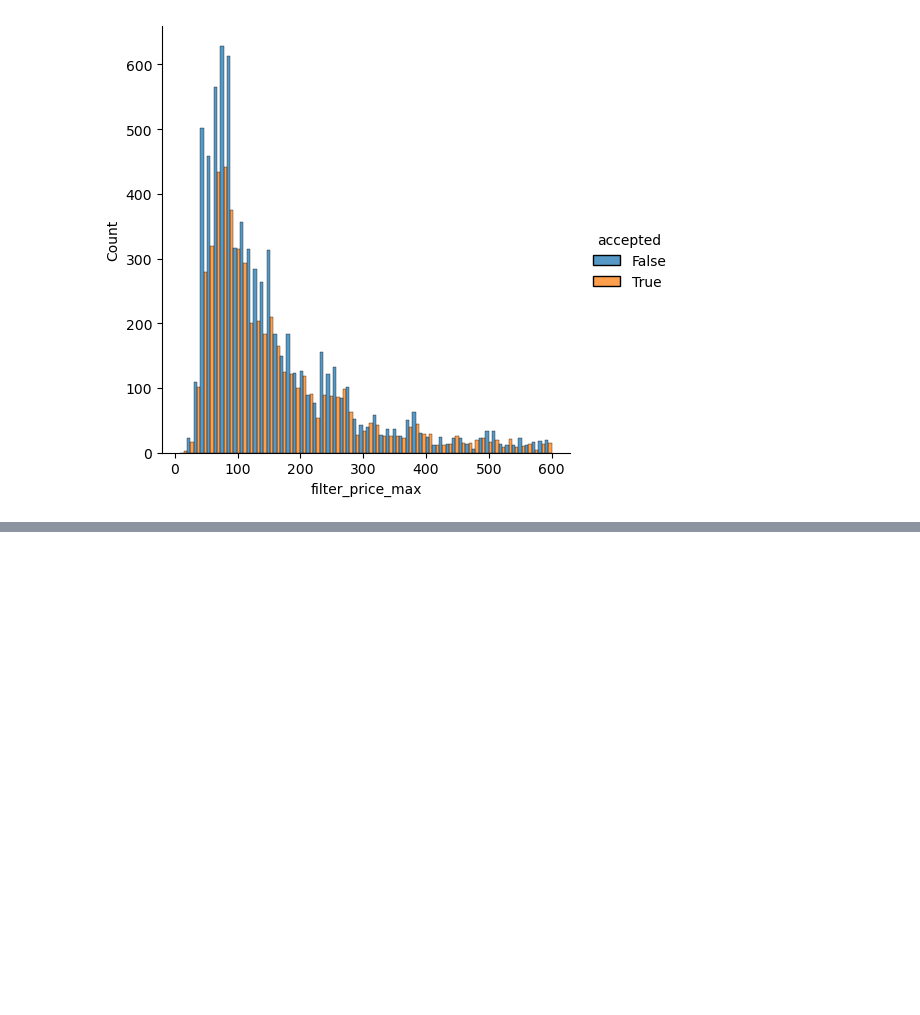
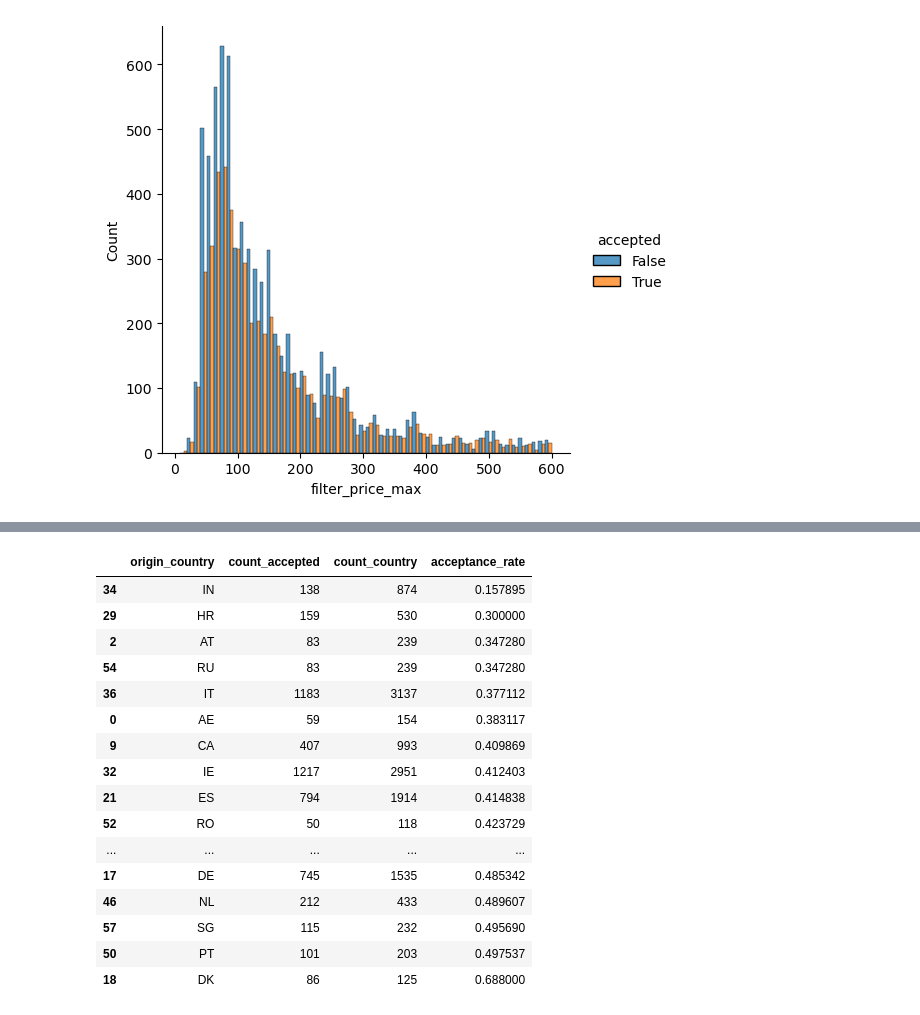
Before and after one commit to Piotr8706/Smaller_data_projects, a Jupyter notebook: Market Analysis in Dublin/Analysis.ipynb, the cells around one changed output, grey strips where cells are left out. Cells and saved outputs as stored; diff of their text form; code cells hidden in the pictures; blank space fills up the shorter version.

```diff
--- a/Market Analysis in Dublin/Analysis.ipynb
+++ b/Market Analysis in Dublin/Analysis.ipynb
@@ -200,20 +196,17 @@ search_origin.nlargest(15, 'count') #Find the 15 largest values
 | AT | 320 |
 | RU | 274 |
 # %%
-#Manipulation of contacts dataset
+# Convert date columns to datetime data type in a single step
+date_columns = ['ts_contact_at', 'ts_reply_at', 'ts_accepted_at', 'ts_booking_at', 'ds_checkin', 'ds_checkout']
+contacts[date_columns] = contacts[date_columns].apply(pd.to_datetime)
 
-#Convert date columns to datetime data type
-contacts['ts_contact_at'] = pd.to_datetime(contacts['ts_contact_at'])
-contacts['ts_reply_at'] = pd.to_datetime(contacts['ts_reply_at'])
-contacts['ts_accepted_at'] = pd.to_datetime(contacts['ts_accepted_at'])
-contacts['ts_booking_at'] = pd.to_datetime(contacts['ts_booking_at'])
-contacts['ds_checkin'] = pd.to_datetime(contacts['ds_checkin'])
-contacts['ds_checkout'] = pd.to_datetime(contacts['ds_checkout'])
-contacts['accepted'] = np.where(np.isnan(contacts['ts_accepted_at']), False, True)
+# Determine acceptance status
+contacts['accepted'] = contacts['ts_accepted_at'].notna()
 
+# Calculate length of stay
 contacts['length_stay'] = contacts['ds_checkout'] - contacts['ds_checkin']
 
-#Understand dataset
+# Understand dataset
 display(contacts.dtypes)
 display(contacts.describe())
 # %% [output]
@@ -371,0 +284,9 @@ acceptance_country.sort_values(['acceptance_rate'], ascending = True)
+# %%
+# Classify dataset based on filter_price_max and calculate mean acceptance rate by price classification
+bins = [0, 100, 200, 300, 400, 500, 600, float('inf')]
+labels = ['0-100', '100-200', '200-300', '300-400', '400-500', '500-600', '600+']
+
+merged_datasets['classification_max_price'] = pd.cut(merged_datasets['filter_price_max'], bins=bins, labels=labels, right=False)
+mean_acceptance = merged_datasets.groupby('classification_max_price')['accepted'].mean()
+
+mean_acceptance
@@ -371,0 +303,35 @@ acceptance_country.sort_values(['acceptance_rate'], ascending = True)
+# %%
+# Extract relevant columns for analysis
+dataset_country = merged_datasets[['origin_country', 'accepted']]
+
+# Calculate acceptance count and total count by country
+accepted_count = dataset_country[dataset_country['accepted']].groupby('origin_country').size().reset_index(name='count_accepted')
+country_count = dataset_country.groupby('origin_country').size().reset_index(name='count_country')
+
+# Merge acceptance count with total count, filter, calculate acceptance rate, and sort
+acceptance_country = (
+    pd.merge(accepted_count, country_count, on='origin_country')
+    .query('count_country >= 100')
+    .assign(acceptance_rate=lambda x: x['count_accepted'] / x['count_country'])
+    .sort_values('acceptance_rate', ascending=True)
+)
+
+acceptance_country
+# %% [output]
+|  | origin_country | count_accepted | count_country | acceptance_rate |
+| 34 | IN | 138 | 874 | 0.157895 |
+| 29 | HR | 159 | 530 | 0.300000 |
+| 2 | AT | 83 | 239 | 0.347280 |
+| 54 | RU | 83 | 239 | 0.347280 |
+| 36 | IT | 1183 | 3137 | 0.377112 |
+| 0 | AE | 59 | 154 | 0.383117 |
+| 9 | CA | 407 | 993 | 0.409869 |
+| 32 | IE | 1217 | 2951 | 0.412403 |
+| 21 | ES | 794 | 1914 | 0.414838 |
+| 52 | RO | 50 | 118 | 0.423729 |
+| ... | ... | ... | ... | ... |
+| 17 | DE | 745 | 1535 | 0.485342 |
+| 46 | NL | 212 | 433 | 0.489607 |
+| 57 | SG | 115 | 232 | 0.495690 |
+| 50 | PT | 101 | 203 | 0.497537 |
+| 18 | DK | 86 | 125 | 0.688000 |
```
Also changed, not shown: parts of 5 cells of this notebook.
